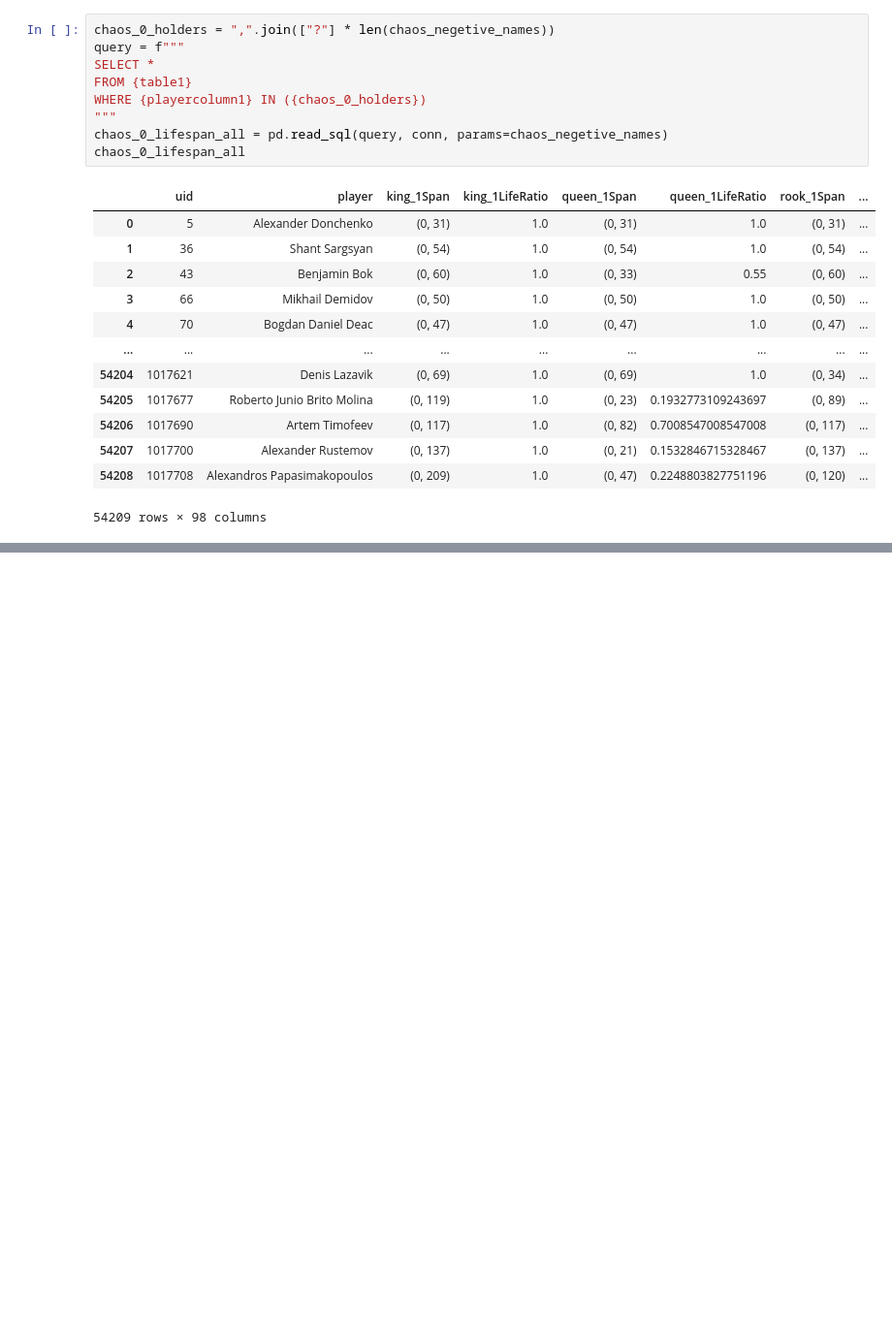
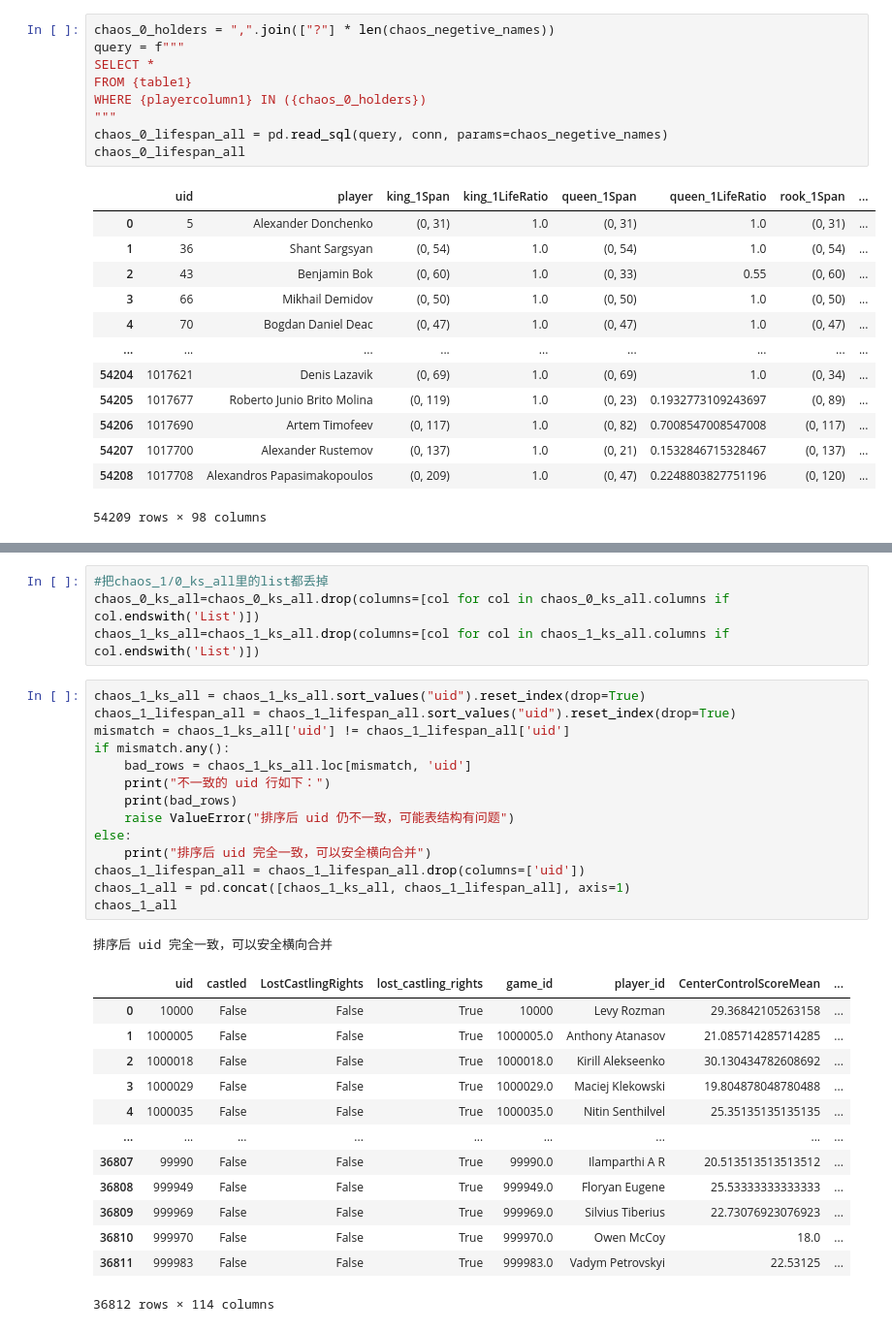
Before and after one commit to zZimablueee/Chess, a Jupyter notebook: player-cluster/classifier.ipynb, the cells around one changed output, grey strips where cells are left out. Shown at 97% size. Cells and saved outputs as stored; diff of their text form; blank space fills up the shorter version.

```diff
--- a/player-cluster/classifier.ipynb
+++ b/player-cluster/classifier.ipynb
@@ -433,0 +485,33 @@ chaos_1_ks_all #结果是错的
+# %%
+#把chaos_1/0_ks_all里的list都丢掉
+chaos_0_ks_all=chaos_0_ks_all.drop(columns=[col for col in chaos_0_ks_all.columns if col.endswith('List')])
+chaos_1_ks_all=chaos_1_ks_all.drop(columns=[col for col in chaos_1_ks_all.columns if col.endswith('List')])
+# %%
+chaos_1_ks_all = chaos_1_ks_all.sort_values("uid").reset_index(drop=True)
+chaos_1_lifespan_all = chaos_1_lifespan_all.sort_values("uid").reset_index(drop=True)
+mismatch = chaos_1_ks_all['uid'] != chaos_1_lifespan_all['uid']
+if mismatch.any():
+    bad_rows = chaos_1_ks_all.loc[mismatch, 'uid']
+    print("不一致的 uid 行如下：")
+    print(bad_rows)
+    raise ValueError("排序后 uid 仍不一致，可能表结构有问题")
+else:
+    print("排序后 uid 完全一致，可以安全横向合并")
+chaos_1_lifespan_all = chaos_1_lifespan_all.drop(columns=['uid'])
+chaos_1_all = pd.concat([chaos_1_ks_all, chaos_1_lifespan_all], axis=1)
+chaos_1_all
+# %% [output]
+排序后 uid 完全一致，可以安全横向合并
+|  | uid | castled | LostCastlingRights | lost_castling_rights | game_id | player_id | CenterControlScoreMean | ... |
+| 0 | 10000 | False | False | True | 10000 | Levy Rozman | 29.36842105263158 | ... |
+| 1 | 1000005 | False | False | True | 1000005.0 | Anthony Atanasov | 21.085714285714285 | ... |
+| 2 | 1000018 | False | False | True | 1000018.0 | Kirill Alekseenko | 30.130434782608692 | ... |
+| 3 | 1000029 | False | False | True | 1000029.0 | Maciej Klekowski | 19.804878048780488 | ... |
+| 4 | 1000035 | False | False | True | 1000035.0 | Nitin Senthilvel | 25.35135135135135 | ... |
+| ... | ... | ... | ... | ... | ... | ... | ... | ... |
+| 36807 | 99990 | False | False | True | 99990.0 | Ilamparthi A R | 20.513513513513512 | ... |
+| 36808 | 999949 | False | False | True | 999949.0 | Floryan Eugene | 25.53333333333333 | ... |
+| 36809 | 999969 | False | False | True | 999969.0 | Silvius Tiberius | 22.73076923076923 | ... |
+| 36810 | 999970 | False | False | True | 999970.0 | Owen McCoy | 18.0 | ... |
+| 36811 | 999983 | False | False | True | 999983.0 | Vadym Petrovskyi | 22.53125 | ... |
+36812 rows × 114 columns
```
Also changed, not shown: parts of 8 cells of this notebook.
